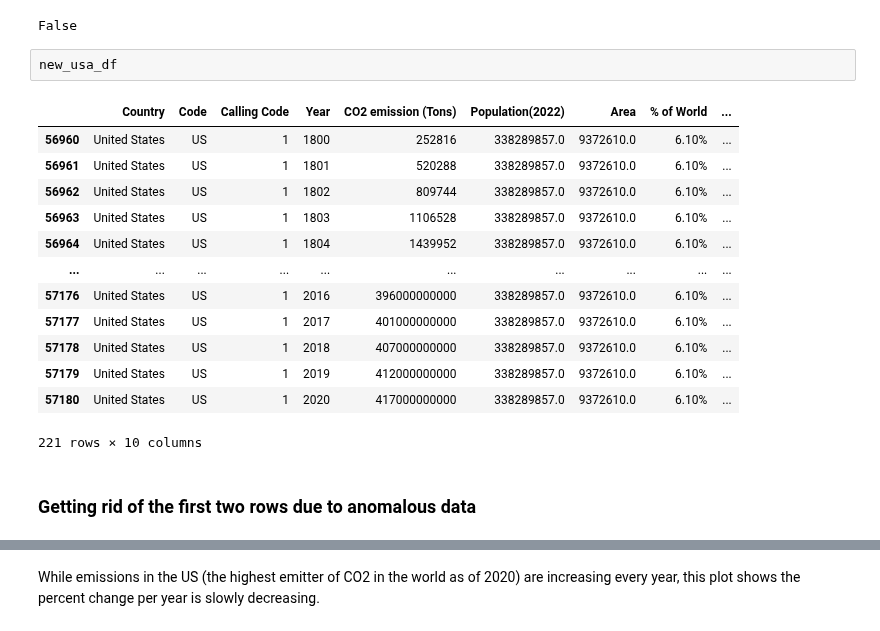
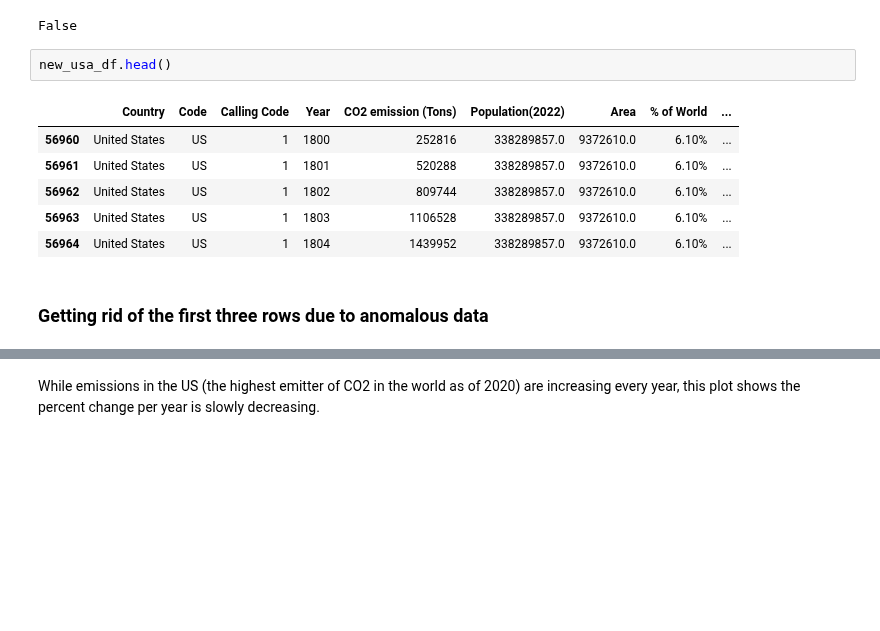
Before and after one commit to DanielBrechner/World-CO2-Emissions-Analysis, a Jupyter notebook: app.ipynb, the cells around one changed output, grey strips where cells are left out. Cells and saved outputs as stored; diff of their text form; blank space fills up the shorter version.

```diff
--- a/app.ipynb
+++ b/app.ipynb
@@ -355,20 +348,13 @@ new_usa_df.isnull().values.any()
 # %% [output]
 False
 # %%
-new_usa_df
+new_usa_df.head()
 # %% [output]
 |  | Country | Code | Calling Code | Year | CO2 emission (Tons) | Population(2022) | Area | % of World | ... |
 | 56960 | United States | US | 1 | 1800 | 252816 | 338289857.0 | 9372610.0 | 6.10% | ... |
 | 56961 | United States | US | 1 | 1801 | 520288 | 338289857.0 | 9372610.0 | 6.10% | ... |
 | 56962 | United States | US | 1 | 1802 | 809744 | 338289857.0 | 9372610.0 | 6.10% | ... |
 | 56963 | United States | US | 1 | 1803 | 1106528 | 338289857.0 | 9372610.0 | 6.10% | ... |
 | 56964 | United States | US | 1 | 1804 | 1439952 | 338289857.0 | 9372610.0 | 6.10% | ... |
-| ... | ... | ... | ... | ... | ... | ... | ... | ... | ... |
-| 57176 | United States | US | 1 | 2016 | 396000000000 | 338289857.0 | 9372610.0 | 6.10% | ... |
-| 57177 | United States | US | 1 | 2017 | 401000000000 | 338289857.0 | 9372610.0 | 6.10% | ... |
-| 57178 | United States | US | 1 | 2018 | 407000000000 | 338289857.0 | 9372610.0 | 6.10% | ... |
-| 57179 | United States | US | 1 | 2019 | 412000000000 | 338289857.0 | 9372610.0 | 6.10% | ... |
-| 57180 | United States | US | 1 | 2020 | 417000000000 | 338289857.0 | 9372610.0 | 6.10% | ... |
-221 rows × 10 columns
 # %% [markdown]
-### Getting rid of the first two rows due to anomalous data
+### Getting rid of the first three rows due to anomalous data
```
Also changed, not shown: parts of 4 cells of this notebook.
